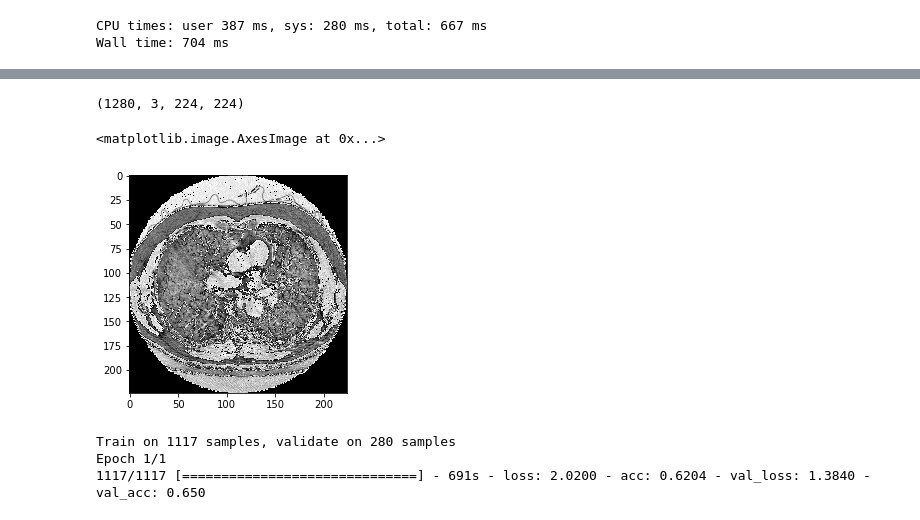
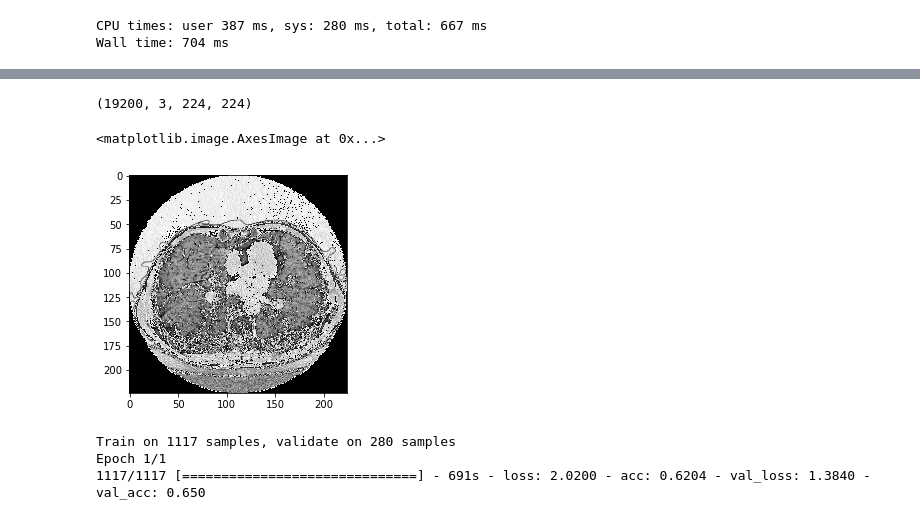
Before and after one commit to PanYunpeng/Linear_regression_to_Deep_Learning_in_Keras, a Jupyter notebook: image3d-vgg.ipynb, the cells around one changed output, grey strips where cells are left out. Cells and saved outputs as stored; diff of their text form; code cells hidden in the pictures.

```diff
--- a/image3d-vgg.ipynb
+++ b/image3d-vgg.ipynb
@@ -119,14 +149,14 @@ Wall time: 3.13 s
 # %%
-val2.shape
+trn2.shape
 # %% [output]
-(1280, 3, 224, 224)
+(19200, 3, 224, 224)
 # %%
-im = val2[31]
+im = trn2[31]
 im.shape
 plt.imshow(np.transpose(im, [1,2,0]))
 # %% [output]
 <matplotlib.image.AxesImage at 0x...>
-[figure, old version]
+[figure, new version]
 # %%
 batch_size = 8
 # %%
```
Also changed, not shown: parts of 29 cells of this notebook.
